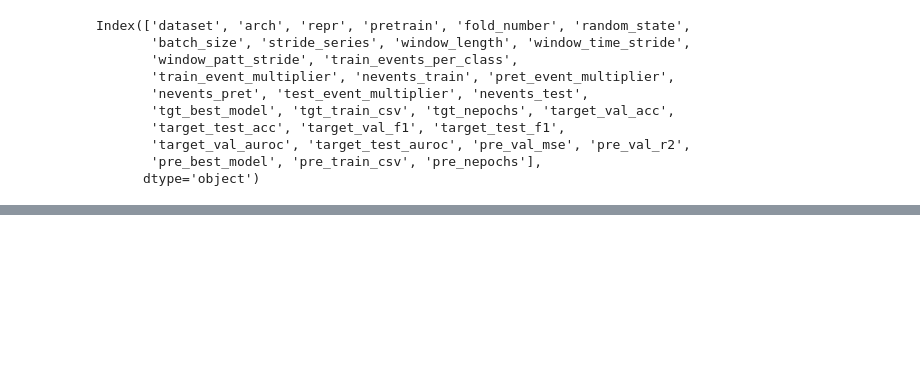
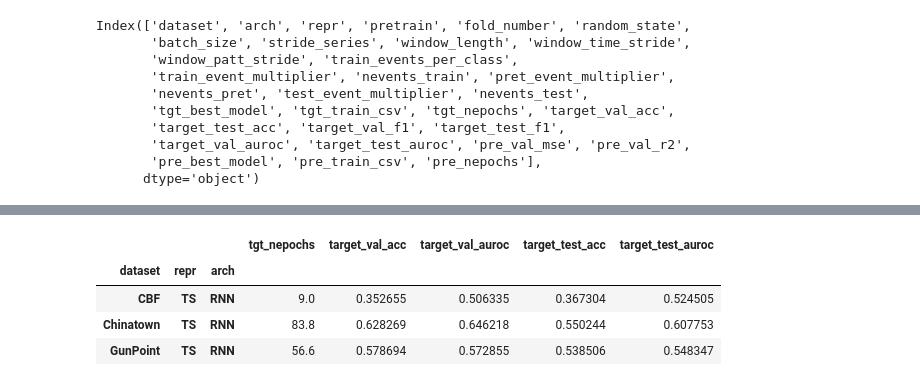
Before and after one commit to mbisan/s3ts, a Jupyter notebook: notebooks/ratio.ipynb, the cells around one changed output, grey strips where cells are left out. Drawn from its saved outputs; the diff is of its cells as text; code cells hidden in the pictures; blank space fills up the shorter version.

```diff
--- a/notebooks/ratio.ipynb
+++ b/notebooks/ratio.ipynb
@@ -106,0 +126,9 @@ plt.savefig("ratio_CNN.pdf")
+# %%
+cols = ['tgt_nepochs', 'target_val_acc', 'target_val_auroc', 'target_test_acc', 'target_test_auroc']
+df.groupby(["dataset", "repr", "arch"])[cols].mean()
+# %% [output]
+|  |  |  | tgt_nepochs | target_val_acc | target_val_auroc | target_test_acc | target_test_auroc |
+| dataset | repr | arch |  |  |  |  |  |
+| CBF | TS | RNN | 9.0 | 0.352655 | 0.506335 | 0.367304 | 0.524505 |
+| Chinatown | TS | RNN | 83.8 | 0.628269 | 0.646218 | 0.550244 | 0.607753 |
+| GunPoint | TS | RNN | 56.6 | 0.578694 | 0.572855 | 0.538506 | 0.548347 |
```
Also changed, not shown: parts of 5 cells of this notebook, 42 other files.
